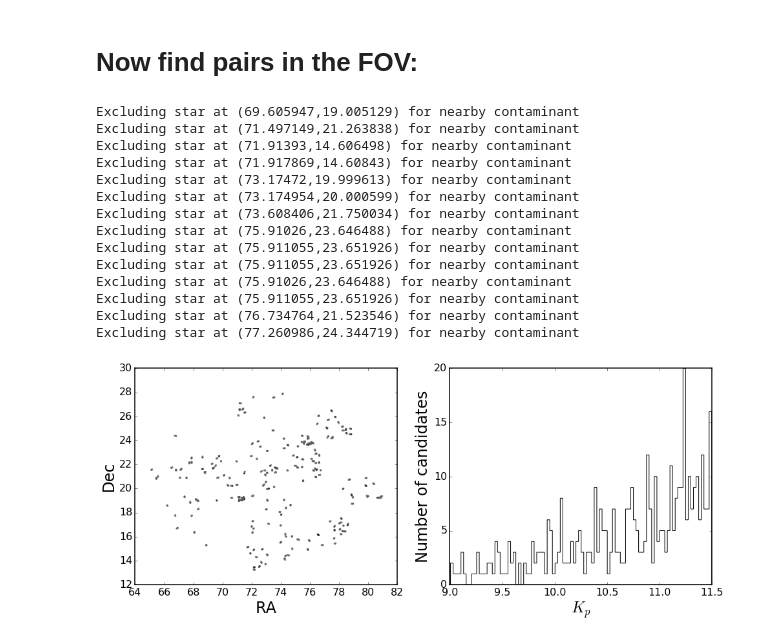
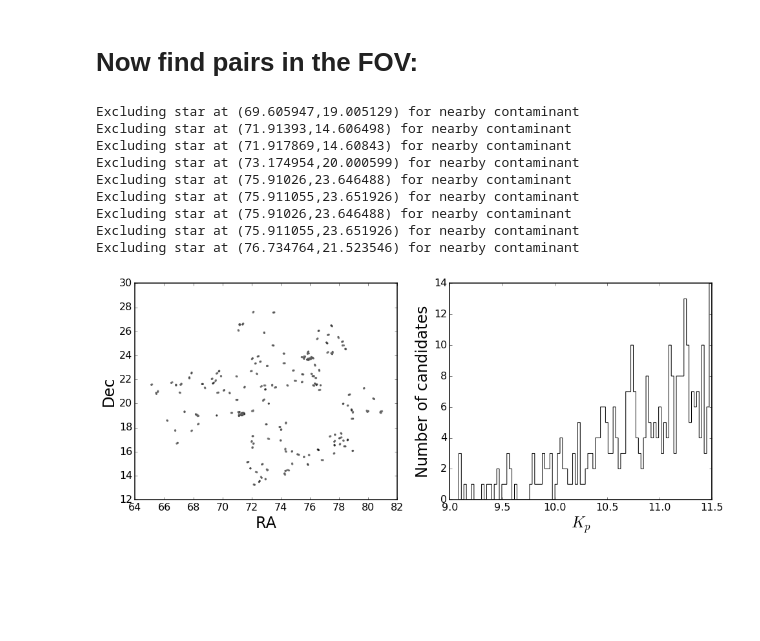
Before and after one commit to bmorris3/K2-twos, a Jupyter notebook: findtargets_campaign13.ipynb, the cells around one changed output. Saved outputs shown, nothing was run; the diff lists cells and outputs as text; code cells hidden in the pictures; blank space fills up the shorter version.

```diff
--- a/findtargets_campaign13.ipynb
+++ b/findtargets_campaign13.ipynb
@@ -159,8 +158,8 @@ path = outputdir+'candidates_with_neighbors.txt' # output file name
 recalculate = True # Calculate or use precalculated table
 
 # Settings for the K2-two pairs
-pair_separation_limits = [2, 5] # Inner and outer angle in arcmin
-pair_delta_Kp = 2. # Maximum difference in Kepler magnitude
+pair_separation_limits = [1.5, 5] # Inner and outer angle in arcmin
+pair_delta_Kp = 1 # Maximum difference in Kepler magnitude
 
 # Precautions to avoid nearby contaminant stars
 contaminant_separation_limit = 0.5 # [arcmin] toss pairs with contaminants this close
@@ -213,39 +212,34 @@ if recalculate:
                 any_contaminants = np.sum(separations < contaminant_separation_limit)
 
                 if any_contaminants > 1:
                     # There will always be at least one "contaminant" by this
                     # definition (the target star), so trigger on >1
                     no_contaminants[j] = False
                     print("Excluding star at ({0},{1}) for nearby contaminant".format(ra,dec))
 
             # If there are no nearby contaminants, mark this star as a valid
             # candidate with a neighbor
             if no_contaminants.all():
                 has_neighbor[i] = True
 
     candidates_with_neighbors = on_chip[has_neighbor]
     candidates_with_neighbors.sort('Kp')
     ascii.write(candidates_with_neighbors, path, delimiter='\t', format='no_header')
 else:
     candidates_with_neighbors = ascii.read(path)
 
 plotfield(candidates_with_neighbors)
 # %% [output]
 Excluding star at (69.605947,19.005129) for nearby contaminant
-Excluding star at (71.497149,21.263838) for nearby contaminant
 Excluding star at (71.91393,14.606498) for nearby contaminant
 Excluding star at (71.917869,14.60843) for nearby contaminant
-Excluding star at (73.17472,19.999613) for nearby contaminant
 Excluding star at (73.174954,20.000599) for nearby contaminant
-Excluding star at (73.608406,21.750034) for nearby contaminant
 Excluding star at (75.91026,23.646488) for nearby contaminant
-Excluding star at (75.911055,23.651926) for nearby contaminant
 Excluding star at (75.911055,23.651926) for nearby contaminant
 Excluding star at (75.91026,23.646488) for nearby contaminant
 Excluding star at (75.911055,23.651926) for nearby contaminant
 Excluding star at (76.734764,21.523546) for nearby contaminant
-Excluding star at (77.260986,24.344719) for nearby contaminant
-[figure, old version]
+[figure, new version]
 # %%
 fig, ax = plt.subplots()
 ax.hist(N_neighbors, histtype='stepfilled', log=True,
```
Also changed, not shown: parts of 8 cells of this notebook, 8 other files.
